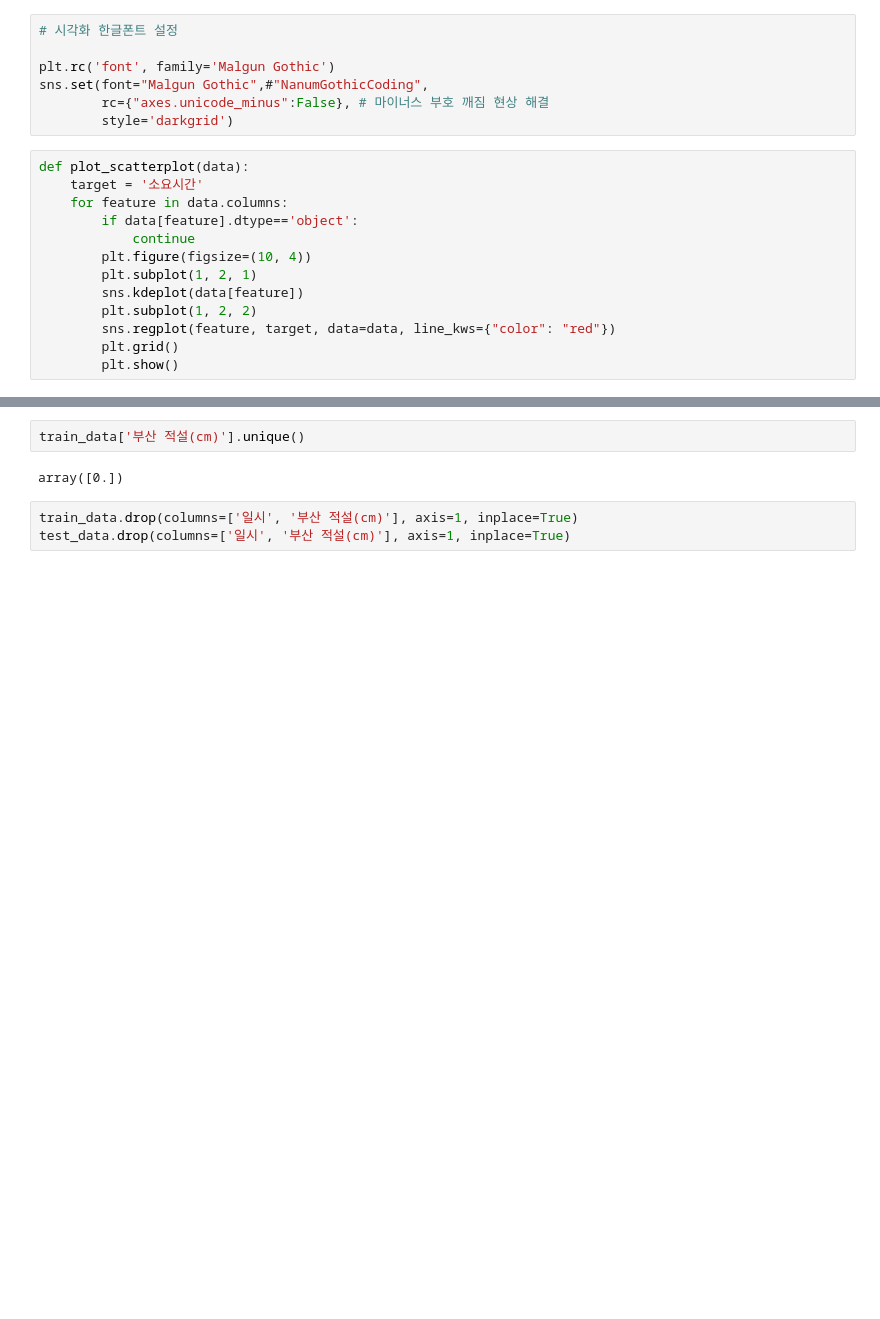
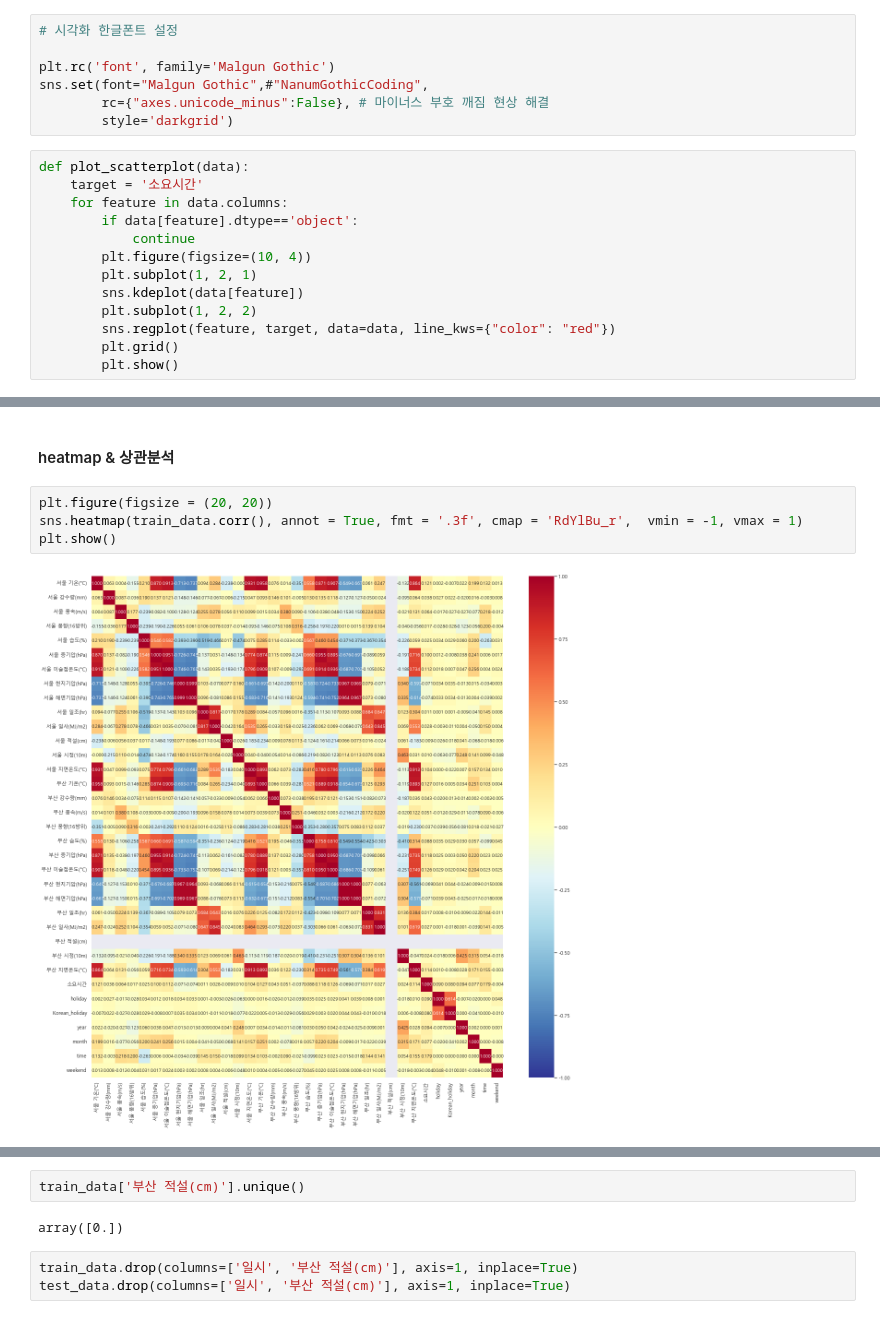
Before and after one commit to majh02/-, a Jupyter notebook: 2) 데이터 전처리.ipynb, the cells around one changed output, grey strips where cells are left out. Cells and saved outputs as stored; diff of their text form; blank space fills up the shorter version.

```diff
--- a/2) 데이터 전처리.ipynb
+++ b/2) 데이터 전처리.ipynb
@@ -63,0 +93,8 @@ plot_scatterplot(train_data)
+# %% [markdown]
+#### heatmap & 상관분석
+# %%
+plt.figure(figsize = (20, 20))
+sns.heatmap(train_data.corr(), annot = True, fmt = '.3f', cmap = 'RdYlBu_r',  vmin = -1, vmax = 1)
+plt.show()
+# %% [output]
+[figure, added]
```
Also changed, not shown: parts of 15 cells of this notebook, 26 other files.
